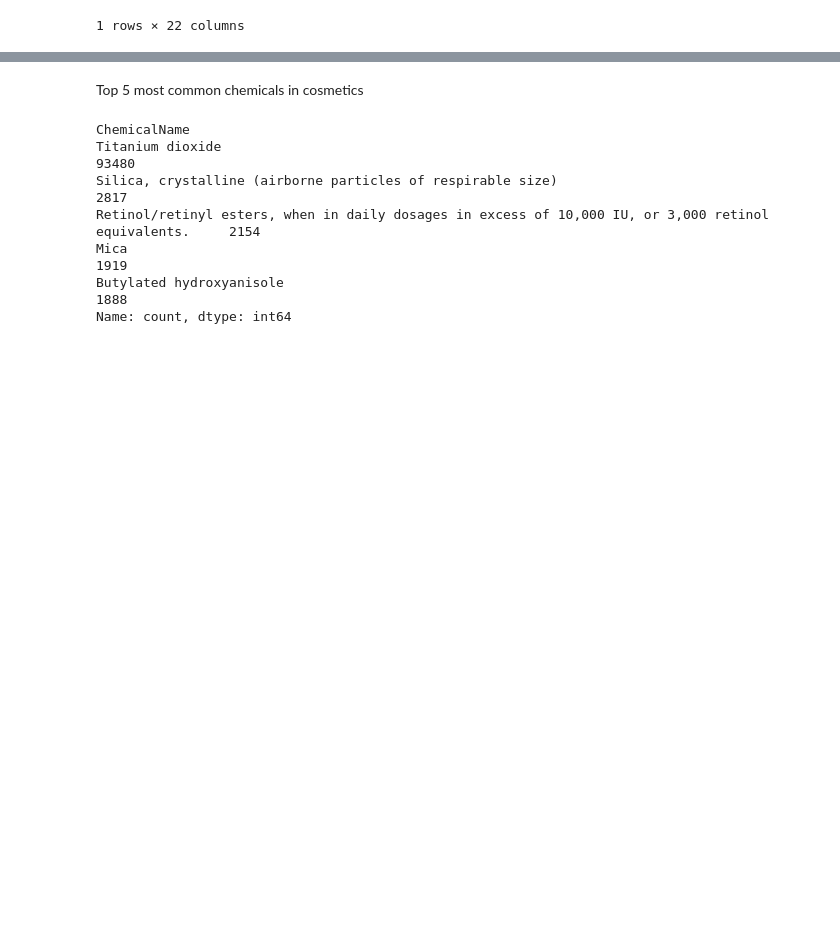
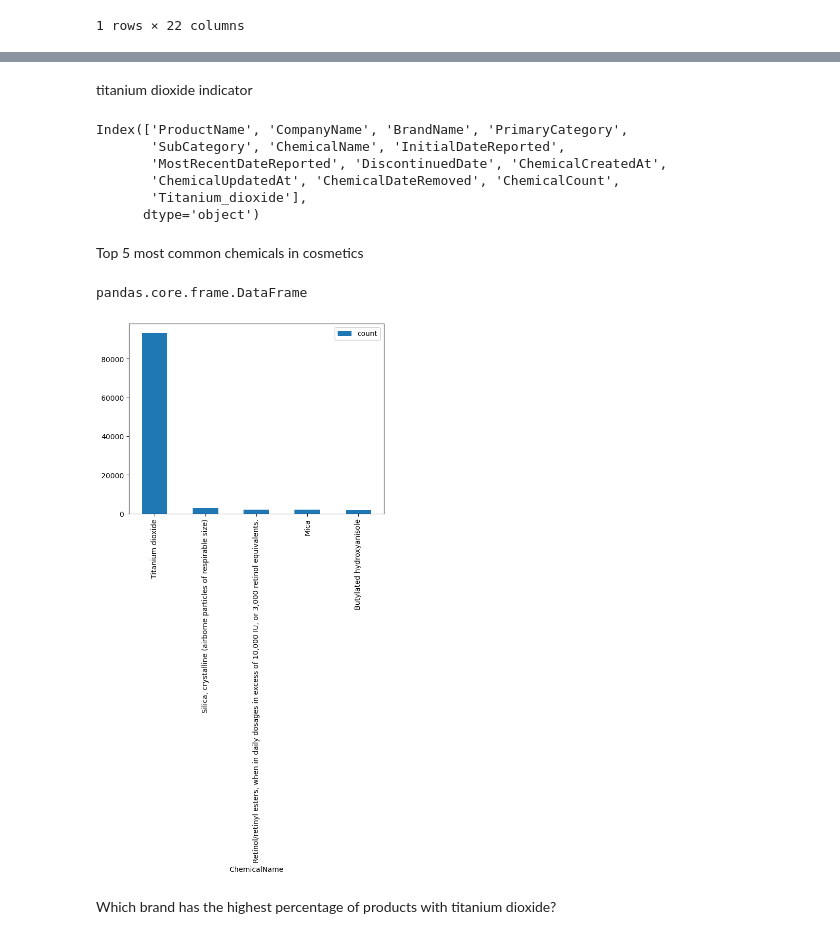
Before and after one commit to Hopex3/Cosmetics, a Jupyter notebook: capstone.ipynb, the cells around one changed output, grey strips where cells are left out. Drawn from its saved outputs; the diff is of its cells as text; code cells hidden in the pictures; blank space fills up the shorter version.

```diff
--- a/capstone.ipynb
+++ b/capstone.ipynb
@@ -7,5 +7,5 @@ cosmetics2=pd.read_csv('cosmetics2.csv')
 # %%
-cosmetics3=pd.read_csv('cosmetics3.csv')
+cosmetics3=pd.read_csv(r"C:\Users\epoh2\Documents\NSS\NSS\Python\projects\Cosmetics\data\cosmetics3.csv")
 # %%
 cosmetics2.head(1)
 # %% [output]
@@ -24,0 +35,2 @@ cosmetics3.head(1)
+# %%
+cosmetics3=cosmetics3.drop(columns = ['CDPHId','CSFId','CSF','CompanyId','PrimaryCategoryId','SubCategoryId','CasId','CasNumber','ChemicalId'])
@@ -25,12 +61,33 @@ cosmetics3.head(1)
+# %% [markdown]
+titanium dioxide indicator
+# %%
+for ind,row in cosmetics3.iterrows():
+    if 'Titanium dioxide' in row.ChemicalName:
+        cosmetics3.loc[ind,'Titanium_dioxide']=True
+    else :
+        cosmetics3.loc[ind,'Titanium_dioxide']=False
+# %%
+cosmetics3.columns
+# %% [output]
+Index(['ProductName', 'CompanyName', 'BrandName', 'PrimaryCategory',
+       'SubCategory', 'ChemicalName', 'InitialDateReported',
+       'MostRecentDateReported', 'DiscontinuedDate', 'ChemicalCreatedAt',
+       'ChemicalUpdatedAt', 'ChemicalDateRemoved', 'ChemicalCount',
+       'Titanium_dioxide'],
+      dtype='object')
 # %% [markdown]
 Top 5 most common chemicals in cosmetics
 # %%
-cosmetics3['ChemicalName'].value_counts().head(5)
+common=cosmetics3['ChemicalName'].value_counts().head(5)
+common=common.reset_index()
+type(common)
 # %% [output]
-ChemicalName
-Titanium dioxide                                                                                       93480
-Silica, crystalline (airborne particles of respirable size)                                             2817
-Retinol/retinyl esters, when in daily dosages in excess of 10,000 IU, or 3,000 retinol equivalents.     2154
-Mica                                                                                                    1919
-Butylated hydroxyanisole                                                                                1888
-Name: count, dtype: int64
+pandas.core.frame.DataFrame
+# %%
+common.plot(kind = 'bar',
+                 x = 'ChemicalName',
+                 y = 'count');
+# %% [output]
+[figure, added]
+# %% [markdown]
+Which brand has the highest percentage of products with titanium dioxide?
```
Also changed, not shown: parts of 32 cells of this notebook.
